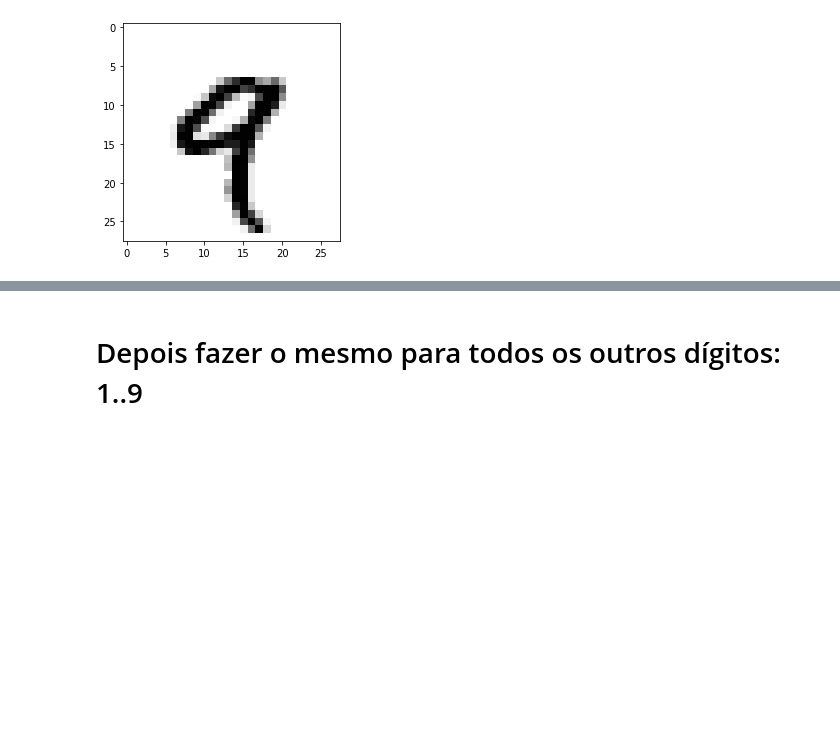
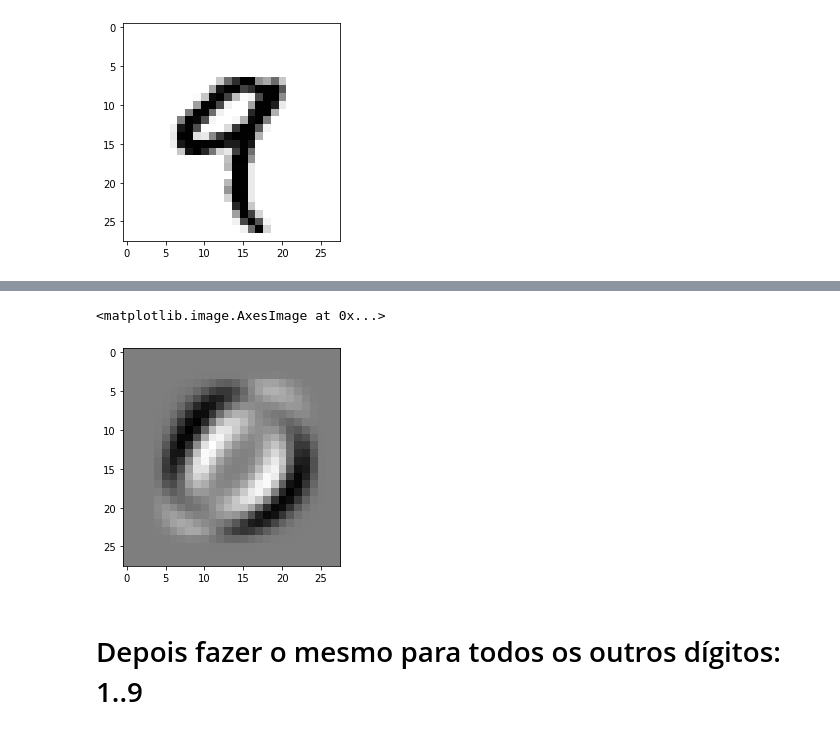
Before and after one commit to GuiSSMartins/MNIST_PCA_Digitos_MML, a Jupyter notebook: trainMNIST.ipynb, the cells around one changed output, grey strips where cells are left out. Drawn from its saved outputs; the diff is of its cells as text; code cells hidden in the pictures; blank space fills up the shorter version.

```diff
--- a/trainMNIST.ipynb
+++ b/trainMNIST.ipynb
@@ -211,3 +212,9 @@ len(eigenvectors_0[0])
+# %%
+# Exemplo resultante de um vetores próprios / uma das componentes principais da imagem
+plt.imshow(np.reshape(vet_prop_0.T[0], (28,28)), cmap=plt.cm.binary) # visualização da imagem média do dígito
+# %% [output]
+<matplotlib.image.AxesImage at 0x...>
+[figure, added]
 # %% [markdown]
 # Depois fazer o mesmo para todos os outros dígitos: 1..9
 # %%
```
Also changed, not shown: parts of 18 cells of this notebook.
